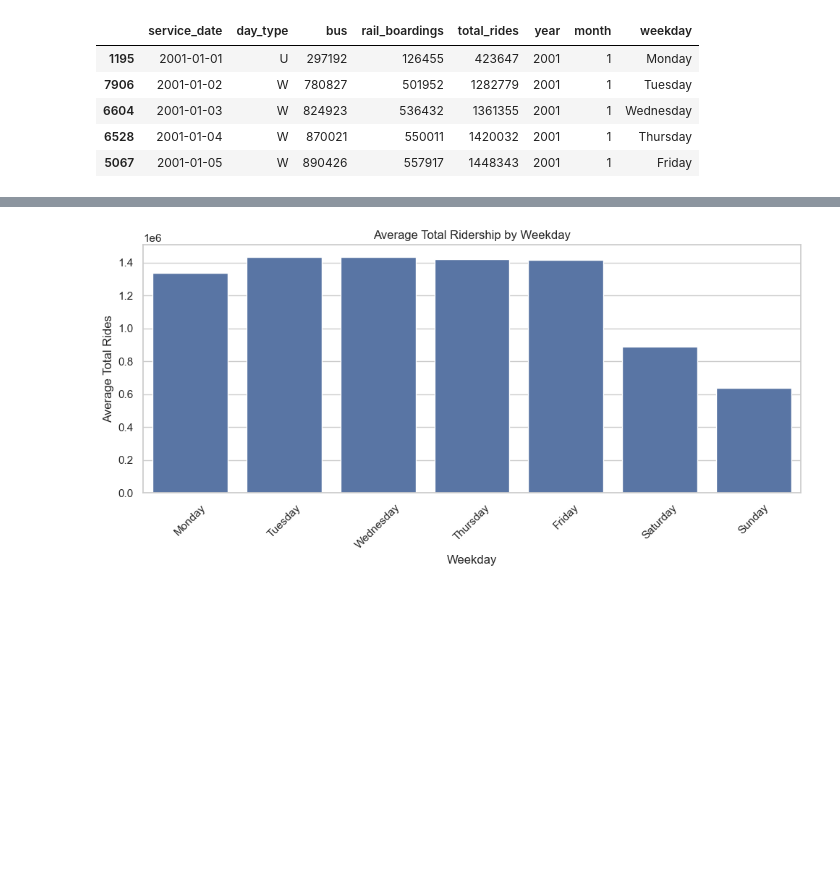
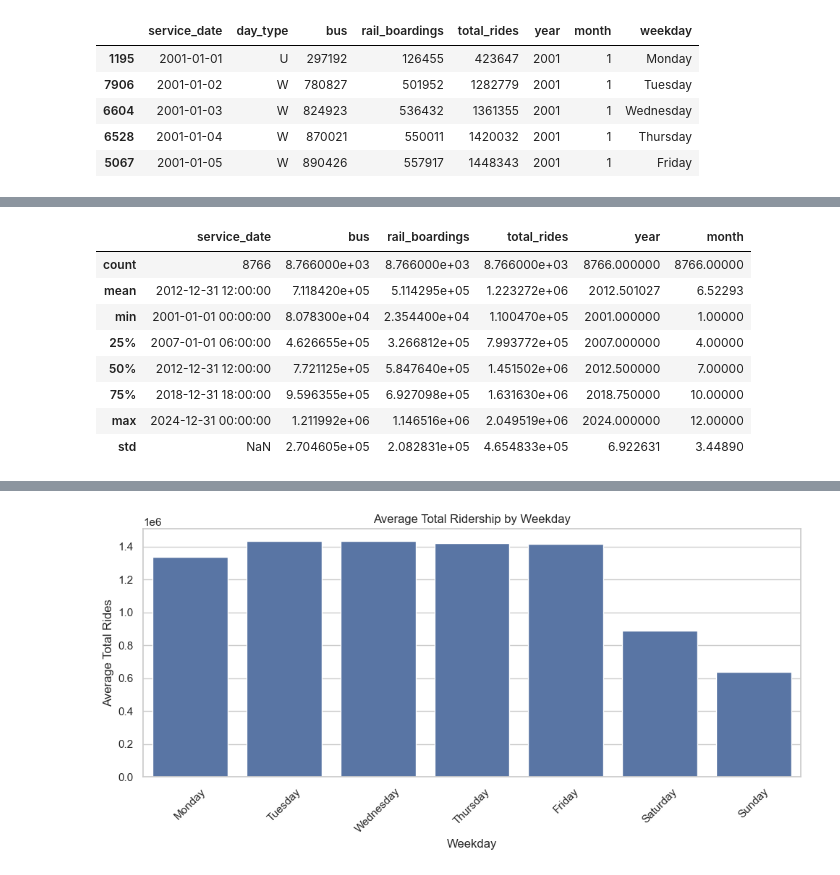
Before and after one commit to JulianGut2/CTA-Ridership-Analysis, a Jupyter notebook: notebooks/EDA.ipynb, the cells around one changed output, grey strips where cells are left out. Saved outputs shown, nothing was run; the diff lists cells and outputs as text; code cells hidden in the pictures; blank space fills up the shorter version.

```diff
--- a/notebooks/EDA.ipynb
+++ b/notebooks/EDA.ipynb
@@ -36,0 +63,13 @@ df.head()
+# %%
+# Get some basic data insights
+df.describe()
+# %% [output]
+|  | service_date | bus | rail_boardings | total_rides | year | month |
+| count | 8766 | 8.766000e+03 | 8.766000e+03 | 8.766000e+03 | 8766.000000 | 8766.00000 |
+| mean | 2012-12-31 12:00:00 | 7.118420e+05 | 5.114295e+05 | 1.223272e+06 | 2012.501027 | 6.52293 |
+| min | 2001-01-01 00:00:00 | 8.078300e+04 | 2.354400e+04 | 1.100470e+05 | 2001.000000 | 1.00000 |
+| 25% | 2007-01-01 06:00:00 | 4.626655e+05 | 3.266812e+05 | 7.993772e+05 | 2007.000000 | 4.00000 |
+| 50% | 2012-12-31 12:00:00 | 7.721125e+05 | 5.847640e+05 | 1.451502e+06 | 2012.500000 | 7.00000 |
+| 75% | 2018-12-31 18:00:00 | 9.596355e+05 | 6.927098e+05 | 1.631630e+06 | 2018.750000 | 10.00000 |
+| max | 2024-12-31 00:00:00 | 1.211992e+06 | 1.146516e+06 | 2.049519e+06 | 2024.000000 | 12.00000 |
+| std | NaN | 2.704605e+05 | 2.082831e+05 | 4.654833e+05 | 6.922631 | 3.44890 |
```
Also changed, not shown: parts of 8 cells of this notebook, 3 other files.
